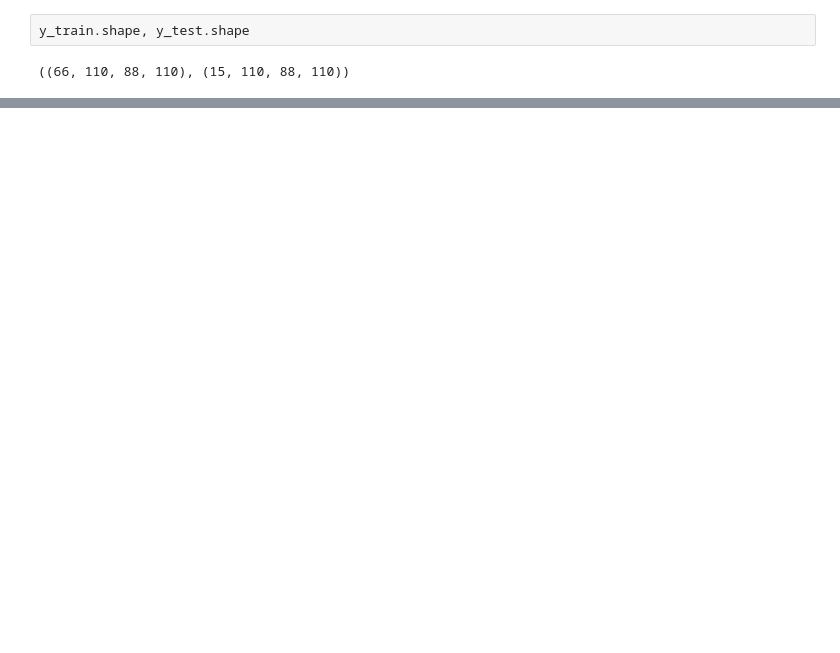
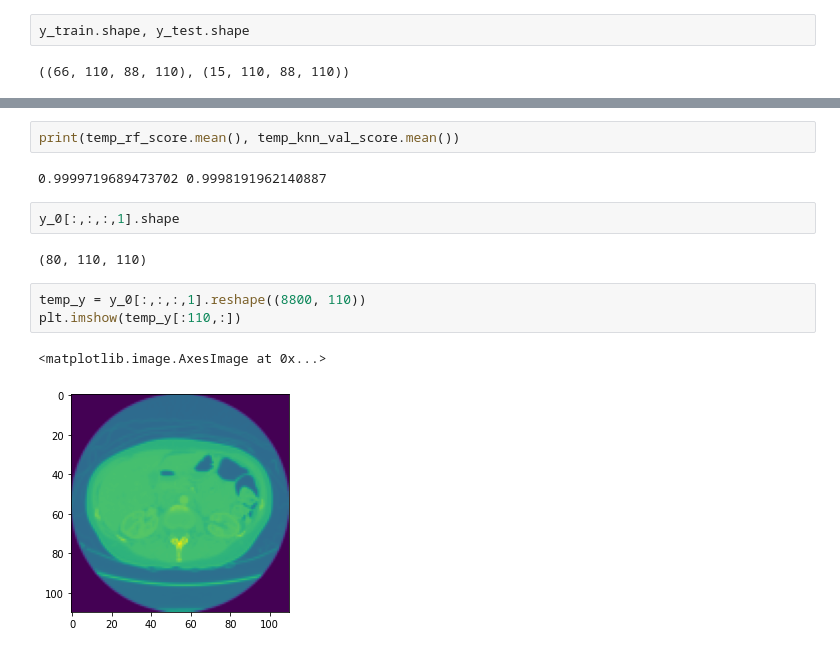
Before and after one commit to ajaynain-eng/2D-to-3D-CNN-Pivotal-Teleradiology, a Jupyter notebook: Data_models.ipynb, the cells around one changed output, grey strips where cells are left out. Cells and saved outputs as stored; diff of their text form; blank space fills up the shorter version.

```diff
--- a/Data_models.ipynb
+++ b/Data_models.ipynb
@@ -459,0 +653,14 @@ Epoch 20/20
+# %%
+print(temp_rf_score.mean(), temp_knn_val_score.mean())
+# %% [output]
+0.9999719689473702 0.9998191962140887
+# %%
+y_0[:,:,:,1].shape
+# %% [output]
+(80, 110, 110)
+# %%
+temp_y = y_0[:,:,:,1].reshape((8800, 110))
+plt.imshow(temp_y[:110,:])
+# %% [output]
+<matplotlib.image.AxesImage at 0x...>
+[figure, added]
```
Also changed, not shown: parts of 98 cells of this notebook.
